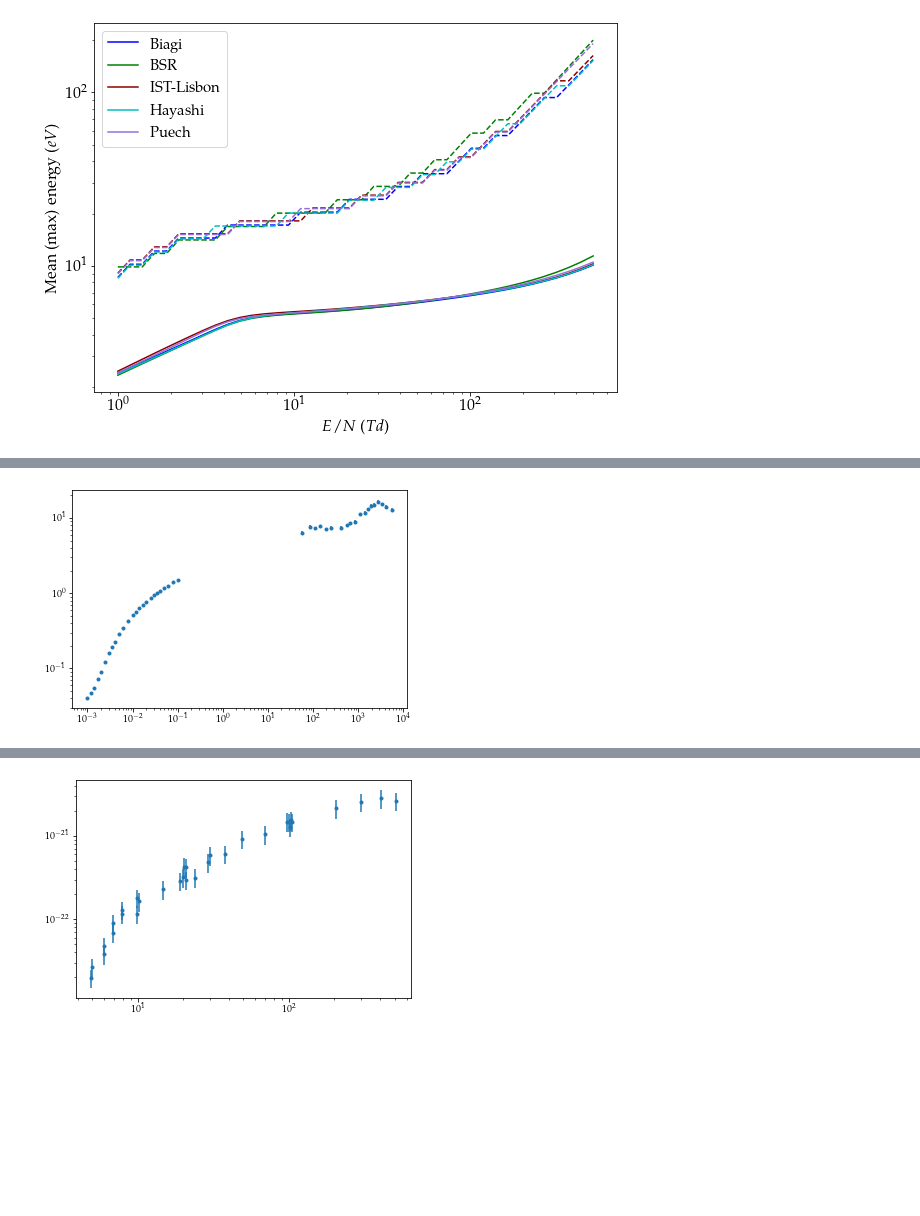
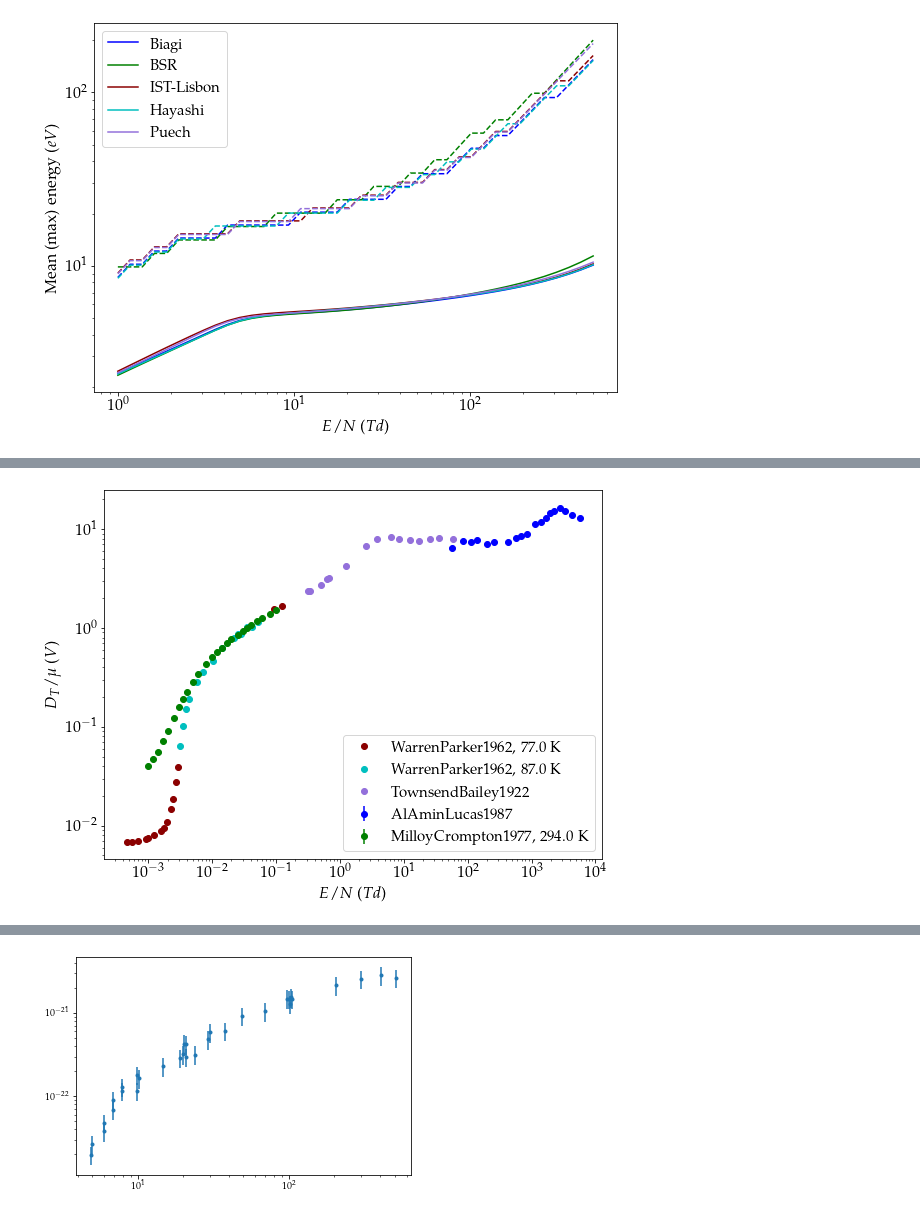
Before and after one commit to dreamer2368/uncertain-crs, a Jupyter notebook: bolsig/swarm.ipynb, the cells around one changed output, grey strips where cells are left out. Saved outputs shown, nothing was run; the diff lists cells and outputs as text; code cells hidden in the pictures; blank space fills up the shorter version.

Commit message:
post-processing for swarm parameter data.

```diff
--- a/bolsig/swarm.ipynb
+++ b/bolsig/swarm.ipynb
@@ -1227,20 +1354,88 @@ plt.yscale('log')
 # %%
-error = swarms[0].datasets[0].data[:,1][...,None]
-DTmu = np.append( swarms[0].datasets[0].data, error*0.05, axis=1 )
+rootDir = '../swarm'
+var = 'DT/mu'
+var1 = 'DTN'
 
-filename = '../swarm/DTmu.%s.txt' % refs[0]
-np.savetxt(filename,DTmu,fmt='%.15E',delimiter=' ')
+plt.rcParams.update({
+    "text.usetex": True,
+    "font.family": "serif",
+    "font.serif": ["Palatino"],
+    "font.size": 16,
+})
 
-temp = swarms[4].datasets[0].data
-temp[:,2] *= 0.01*temp[:,1]
+idx = 0
+plt.figure(1)
+for k, swarm in enumerate(swarms):
+    for dataset in swarm.datasets:
+        if 'T' in dataset.parameters:
+            label = '%s, %s K' % (refs[k], dataset.parameters['T'])
+            filename = '%s/DTmu.%s.%dK.txt' % (rootDir, refs[k], int(float(dataset.parameters['T'])))
+        else:
+            label = refs[k]
+            filename = '%s/DTmu.%s.txt' % (rootDir, refs[k])
+        if var in dataset.variables:
+            if var+'-rms' in dataset.variables:
+                plt.errorbar(dataset.variables['E/N'],
+                             dataset.variables[var],
+                             yerr=dataset.variables[var+'-rms'],
+                             fmt='o', color=colors[idx],
+                             label=label )
+                data = np.array([dataset.variables['E/N'], dataset.variables[var], dataset.variables[var+'-rms']]).T
+            else:
+                plt.plot(dataset.variables['E/N'],
+                         dataset.variables[var],
+                         'o', color=colors[idx],
+                         label=label )
+                data = np.array([dataset.variables['E/N'], dataset.variables[var]]).T
+            idx += 1
+            np.savetxt(filename, data)
+            print(filename)
+        elif var1 in dataset.variables:
+            if var1+'-rms' in dataset.variables:
+                plt.errorbar(dataset.variables['E/N'],
+                             dataset.variables[var1] / dataset.variables['W'] * dataset.variables['E/N'] / swm.Td,
+                             yerr=dataset.variables[var1+'-rms'] / dataset.variables['W'] * dataset.variables['E/N'] / swm.Td,
+                             fmt='o', color=colors[idx],
+                             label=label )
+                data = np.array([dataset.variables['E/N'],
+                                 dataset.variables[var1] / dataset.variables['W'] * dataset.variables['E/N'] / swm.Td,
+                                 dataset.variables[var1+'-rms'] / dataset.variables['W'] * dataset.variables['E/N'] / swm.Td]).T
+            else:
+                plt.plot(dataset.variables['E/N'],
+                         dataset.variables[var1] / dataset.variables['W'] * dataset.variables['E/N'] / swm.Td,
+                         'o', color=colors[idx],
+                         label=label )
+                data = np.array([dataset.variables['E/N'],
+                                 dataset.variables[var1] / dataset.variables['W'] * dataset.variables['E/N'] / swm.Td]).T
+            idx += 1
+            np.savetxt(filename, data)
+            print(filename)
 
-filename = '../swarm/DTmu.%s.txt' % refs[4]
-np.savetxt(filename,temp,fmt='%.15E',delimiter=' ')
-
-DTmu = np.append( DTmu, temp, axis=0)
-
-plt.figure(1)
-plt.errorbar(DTmu[:,0],DTmu[:,1],yerr=DTmu[:,2],fmt='.')
 plt.xscale('log')
 plt.yscale('log')
+plt.xlabel('$E/N$ ($Td$)')
+plt.ylabel('$D_T/\mu$ ($V$)')
+plt.tight_layout()
+plt.legend(loc='lower right', prop={'size': 15})
+fig = plt.gcf()
+fig.set_size_inches(9, 7)
+
+# error = swarms[0].datasets[0].data[:,1][...,None]
+# DTmu = np.append( swarms[0].datasets[0].data, error*0.05, axis=1 )
+
+# filename = '../swarm/DTmu.%s.txt' % refs[0]
+# np.savetxt(filename,DTmu,fmt='%.15E',delimiter=' ')
+
+# temp = swarms[4].datasets[0].data
+# temp[:,2] *= 0.01*temp[:,1]
+
+# filename = '../swarm/DTmu.%s.txt' % refs[4]
+# np.savetxt(filename,temp,fmt='%.15E',delimiter=' ')
+
+# DTmu = np.append( DTmu, temp, axis=0)
+
+# plt.figure(1)
+# plt.errorbar(DTmu[:,0],DTmu[:,1],yerr=DTmu[:,2],fmt='.')
+# plt.xscale('log')
+# plt.yscale('log')
 # %% [output]
@@ -1247,2 +1447,2 @@ plt.yscale('log')
-[figure, old version]
+[figure, new version]
 # %%
```
Also changed, not shown: parts of 4 cells of this notebook, 1 other file.
